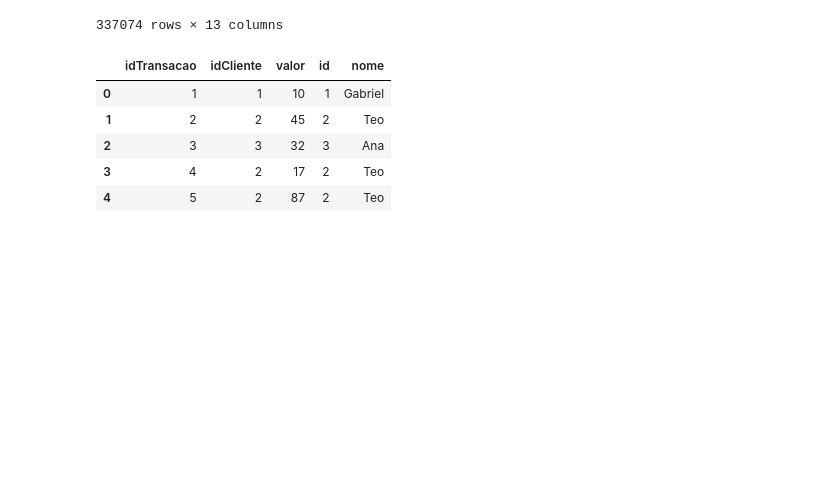
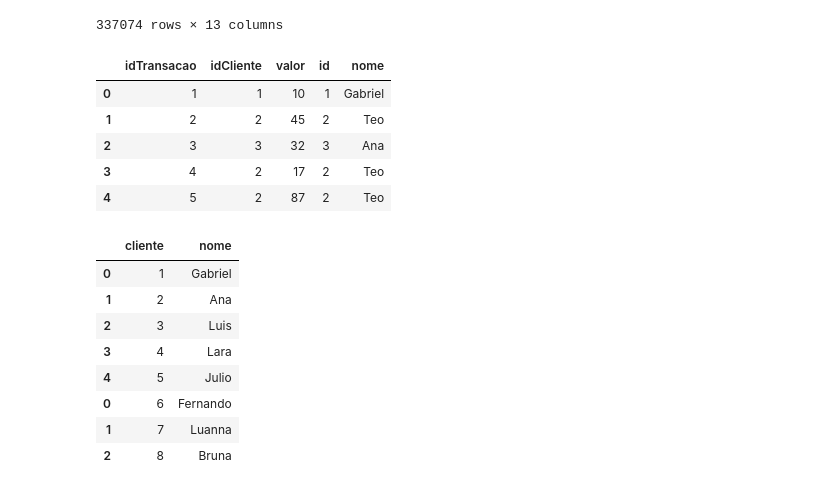
Before and after one commit to ga-lim/gabriel-estuda-dados, a Jupyter notebook: estudos-pandas/pandas_general.ipynb, the cells around one changed output. Cells and saved outputs as stored; diff of their text form; code cells hidden in the pictures; blank space fills up the shorter version.

Commit message:
Aula Pandas 27-07 (Concat)

```diff
--- a/estudos-pandas/pandas_general.ipynb
+++ b/estudos-pandas/pandas_general.ipynb
@@ -1048,3 +1048,32 @@ df_m.merge(right=df_n,
 | 2 | 3 | 3 | 32 | 3 | Ana |
 | 3 | 4 | 2 | 17 | 2 | Teo |
 | 4 | 5 | 2 | 87 | 2 | Teo |
+# %%
+teste_c1 = pd.DataFrame({
+    'cliente' : [1, 2, 3, 4, 5],
+    'nome' : ['Gabriel', 'Ana', 'Luis', 'Lara', 'Julio'],
+
+})
+
+teste_c2 = pd.DataFrame({
+    'cliente' : [6, 7, 8],
+    'nome' : ['Fernando', 'Luanna', 'Bruna'],
+    'idade' : [30, 22, 43]
+
+})
+
+teste_c3 = pd.DataFrame({
+    'idade' : [21, 29, 32, 23, 19]
+})
+
+pd.concat([teste_c1, teste_c2], join='inner')
+# %% [output]
+|  | cliente | nome |
+| 0 | 1 | Gabriel |
+| 1 | 2 | Ana |
+| 2 | 3 | Luis |
+| 3 | 4 | Lara |
+| 4 | 5 | Julio |
+| 0 | 6 | Fernando |
+| 1 | 7 | Luanna |
+| 2 | 8 | Bruna |
```
Also changed, not shown: parts of 3 cells of this notebook.
